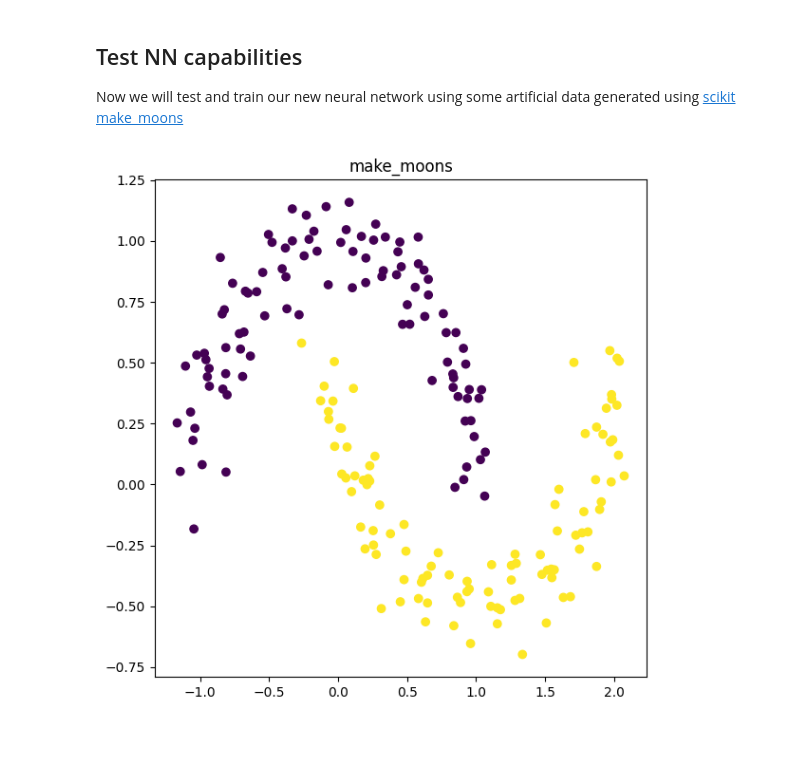
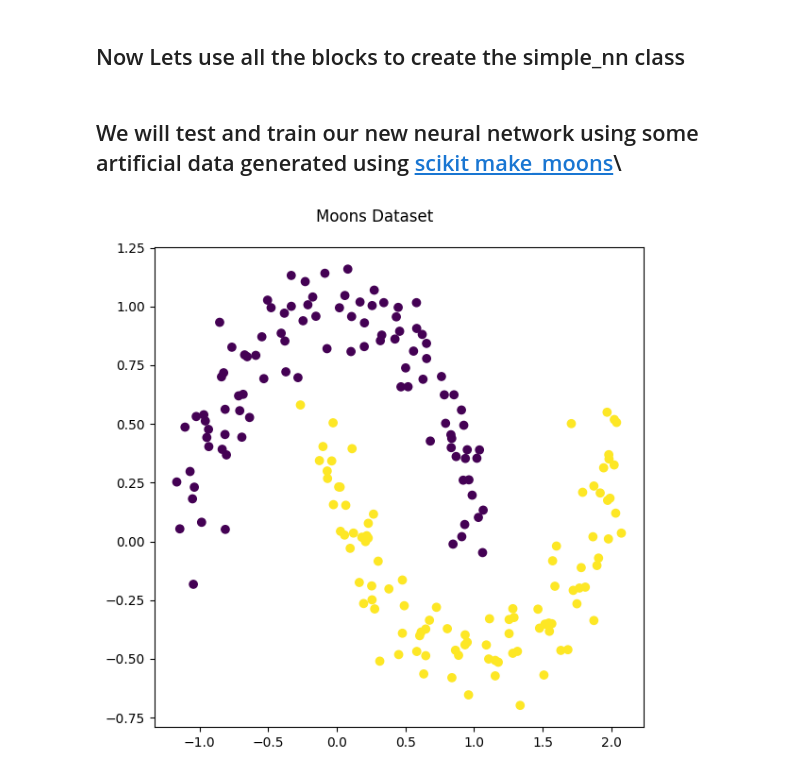
Before and after one commit to carlosaol/CE_Assignement, a Jupyter notebook: Notebooks/First_Neural_Network.ipynb, the cells around one changed output. Cells and saved outputs as stored; diff of their text form; code cells hidden in the pictures; blank space fills up the shorter version.

Commit message:
Add exercises and theory to the Notebooks/First_Neural_Network.ipynb

```diff
--- a/Notebooks/First_Neural_Network.ipynb
+++ b/Notebooks/First_Neural_Network.ipynb
@@ -41 +92,3 @@ def layer_fwd(weights,bias,x):
+# %% [markdown]
+## Now Lets use all the blocks to create the simple_nn class
 # %%
@@ -146,20 +200,19 @@ class simple_nn():
 # %% [markdown]
-## Test NN capabilities
-Now we will test and train our new neural network using some artificial data generated using [scikit make_moons](https://scikit-learn.org/stable/modules/generated/sklearn.datasets.make_moons.html#sklearn.datasets.make_moons)
+## We will test and train our new neural network using some artificial data generated using [scikit make_moons](https://scikit-learn.org/stable/modules/generated/sklearn.datasets.make_moons.html#sklearn.datasets.make_moons)\
 # %%
 import matplotlib.pyplot as plt
 from sklearn.datasets import make_circles, make_moons
 from sklearn.utils import shuffle
 from sklearn.model_selection import train_test_split
 
 fig,ax  = plt.subplots(nrows=1, ncols=1, figsize=(6, 6))
 
 X, Y = make_moons(noise=0.1, random_state=0,n_samples = 200)
 ax.scatter(X[:, 0], X[:, 1], c=Y)
-ax.set_title("make_moons")
+plt.suptitle("Moons Dataset")
 
 plt.tight_layout()
 plt.show()
 # %% [output]
-[figure, old version]
+[figure, new version]
 # %%
```
Also changed, not shown: parts of 33 cells of this notebook.
